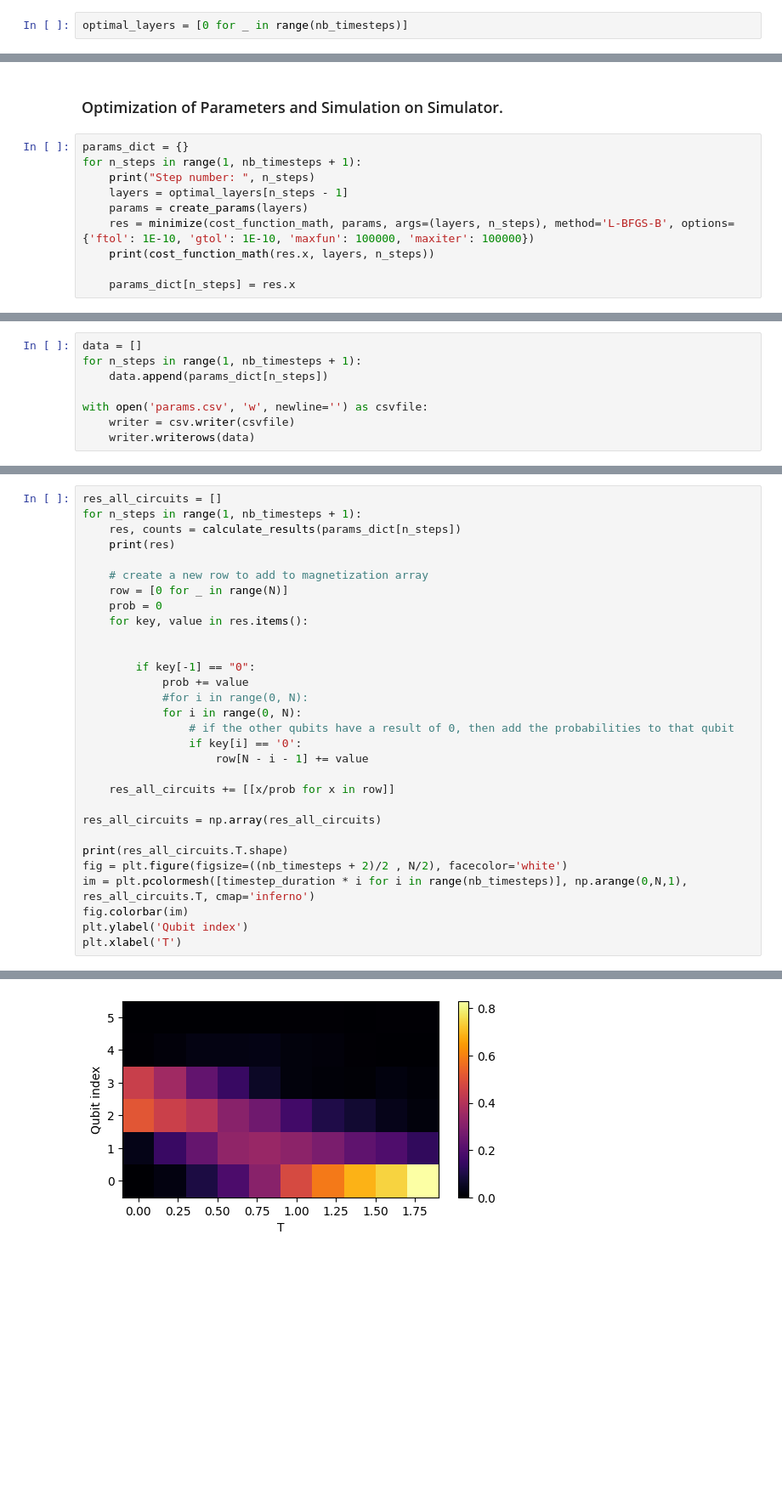
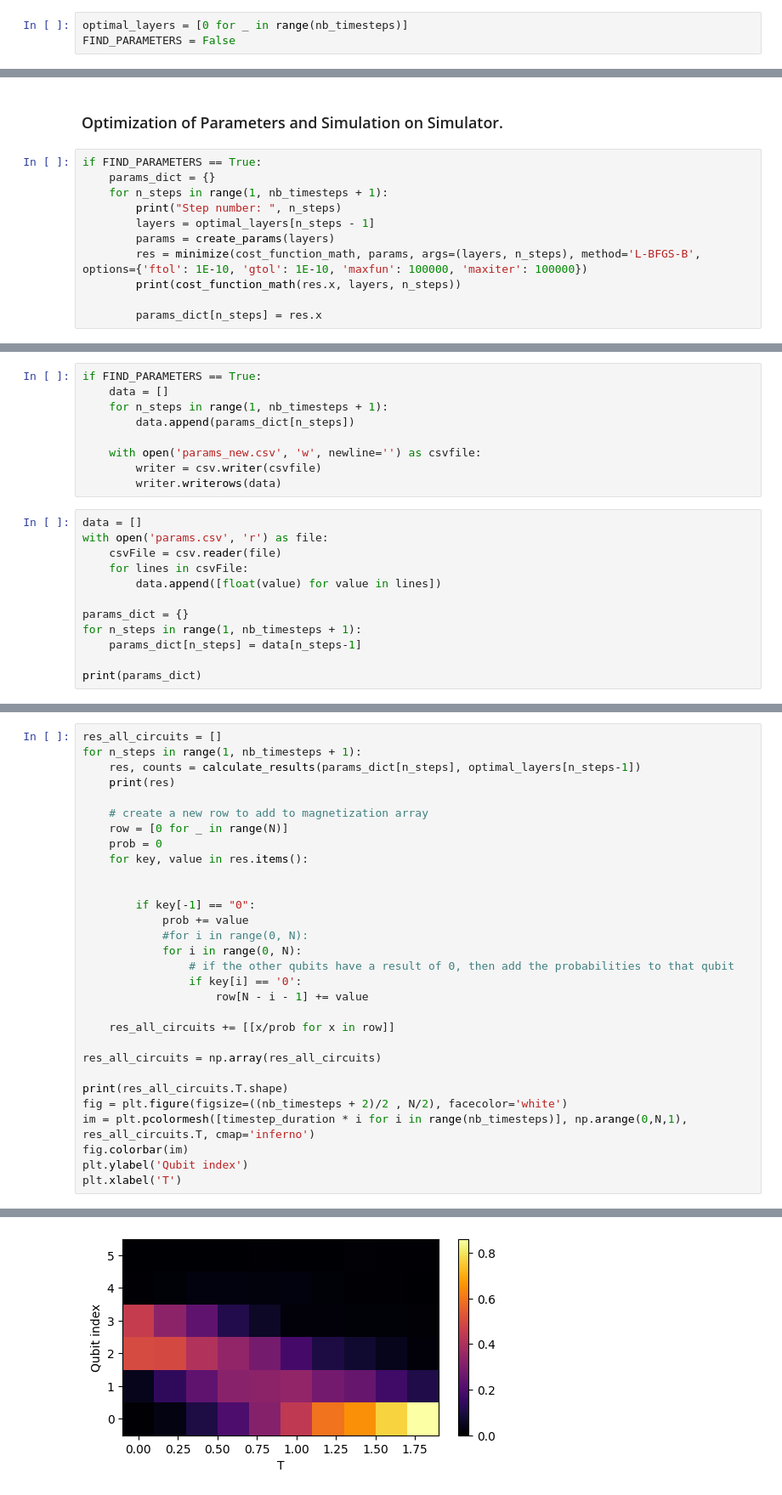
Before and after one commit to syralie/qsim-condensed-matter, a Jupyter notebook: NHSE_v2.ipynb, the cells around one changed output, grey strips where cells are left out. Shown at 85% size. Cells and saved outputs as stored; diff of their text form; blank space fills up the shorter version.

```diff
--- a/NHSE_v2.ipynb
+++ b/NHSE_v2.ipynb
@@ -387,4 +387,5 @@ def create_bounds(layers): # not used
     return bounds
 # %%
 optimal_layers = [0 for _ in range(nb_timesteps)]
+FIND_PARAMETERS = False
 # %%
@@ -407,12 +406,13 @@ optimal_layers = [8 for _ in range(nb_timesteps)]
 # %% [markdown]
 ### Optimization of Parameters and Simulation on Simulator.
 # %%
-params_dict = {}
-for n_steps in range(1, nb_timesteps + 1):
-    print("Step number: ", n_steps)
-    layers = optimal_layers[n_steps - 1]
-    params = create_params(layers)
-    res = minimize(cost_function_math, params, args=(layers, n_steps), method='L-BFGS-B', options={'ftol': 1E-10, 'gtol': 1E-10, 'maxfun': 100000, 'maxiter': 100000})
-    print(cost_function_math(res.x, layers, n_steps))
+if FIND_PARAMETERS == True:
+    params_dict = {}
+    for n_steps in range(1, nb_timesteps + 1):
+        print("Step number: ", n_steps)
+        layers = optimal_layers[n_steps - 1]
+        params = create_params(layers)
+        res = minimize(cost_function_math, params, args=(layers, n_steps), method='L-BFGS-B', options={'ftol': 1E-10, 'gtol': 1E-10, 'maxfun': 100000, 'maxiter': 100000})
+        print(cost_function_math(res.x, layers, n_steps))
 
-    params_dict[n_steps] = res.x
+        params_dict[n_steps] = res.x
@@ -440,8 +419,21 @@ Step number:  10
 # %%
-data = []
-for n_steps in range(1, nb_timesteps + 1):
-    data.append(params_dict[n_steps])
+if FIND_PARAMETERS == True:
+    data = []
+    for n_steps in range(1, nb_timesteps + 1):
+        data.append(params_dict[n_steps])
 
-with open('params.csv', 'w', newline='') as csvfile:
-    writer = csv.writer(csvfile)
-    writer.writerows(data)
+    with open('params_new.csv', 'w', newline='') as csvfile:
+        writer = csv.writer(csvfile)
+        writer.writerows(data)
+# %%
+data = []
+with open('params.csv', 'r') as file:
+    csvFile = csv.reader(file)
+    for lines in csvFile:
+        data.append([float(value) for value in lines])
+
+params_dict = {}
+for n_steps in range(1, nb_timesteps + 1):
+    params_dict[n_steps] = data[n_steps-1]
+
+print(params_dict)
@@ -448,7 +442,7 @@ with open('params.csv', 'w', newline='') as csvfile:
 # %%
 res_all_circuits = []
 for n_steps in range(1, nb_timesteps + 1):
-    res, counts = calculate_results(params_dict[n_steps])
+    res, counts = calculate_results(params_dict[n_steps], optimal_layers[n_steps-1])
     print(res)
 
     # create a new row to add to magnetization array
@@ -489,3 +483,3 @@ plt.xlabel('T')
 (6, 10)
 Text(0.5, 0, 'T')
-[figure, old version]
+[figure, new version]
```
Also changed, not shown: parts of 19 cells of this notebook.
